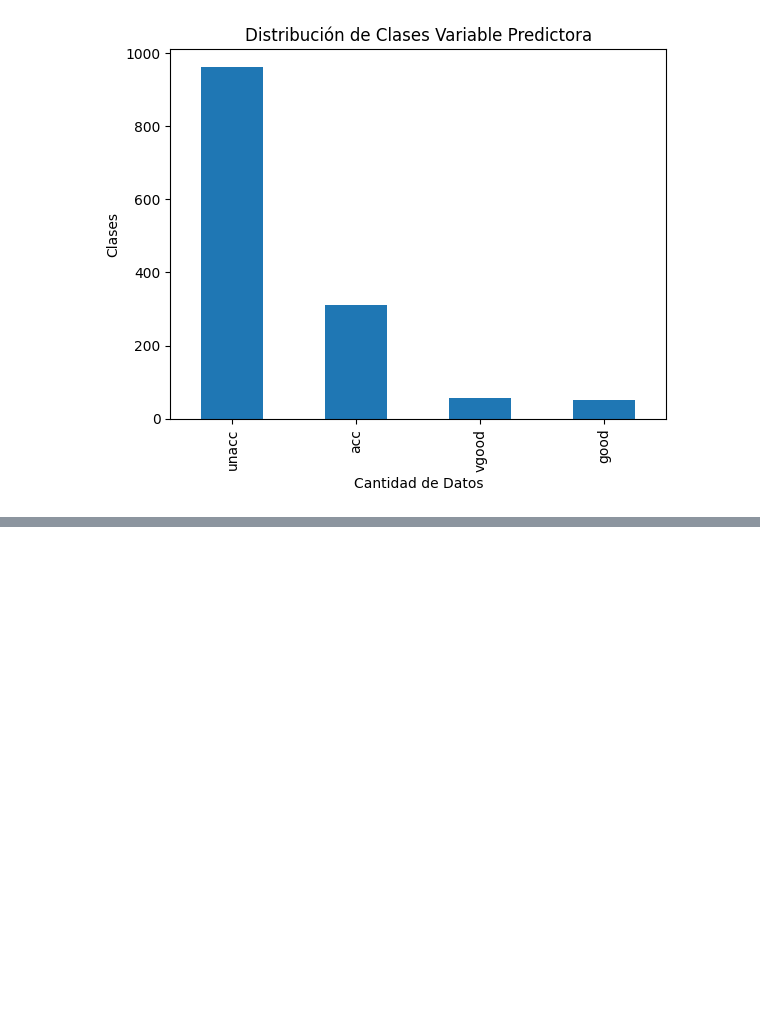
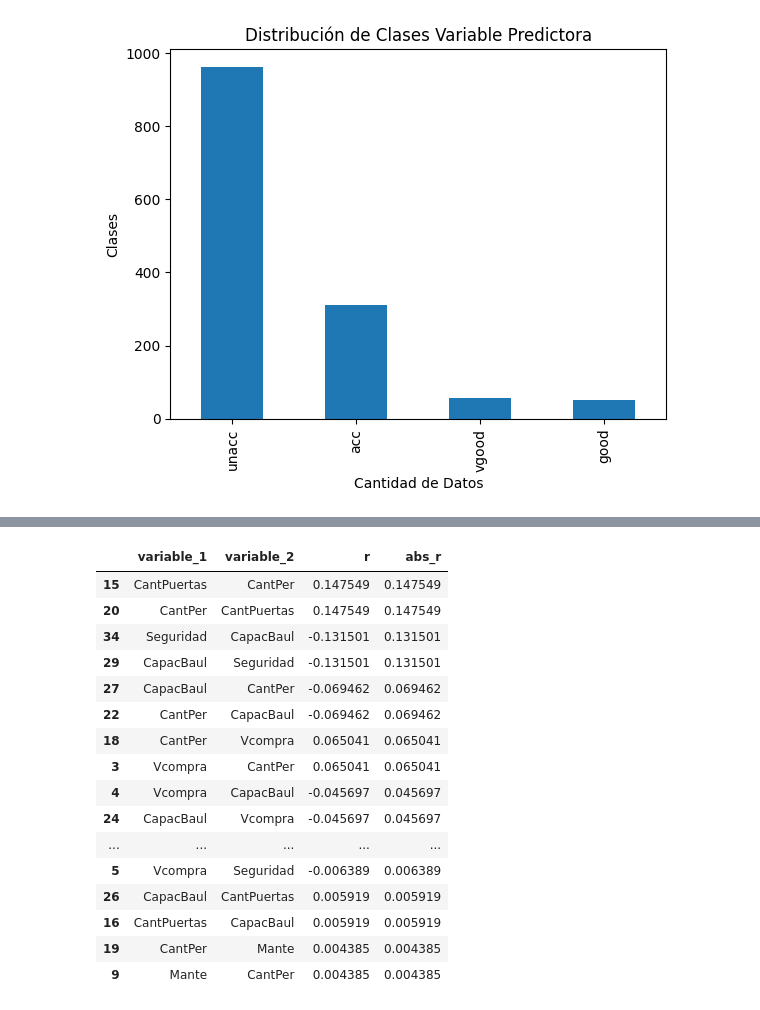
Before and after one commit to jaquimbayoc7/DocumentacionDiplomadoML, a Jupyter notebook: 4. Aprendizaje Supervisado Clasificación/ArbolDClas.ipynb, the cells around one changed output, grey strips where cells are left out. Drawn from its saved outputs; the diff is of its cells as text; code cells hidden in the pictures; blank space fills up the shorter version.

```diff
--- a/4. Aprendizaje Supervisado Clasificación/ArbolDClas.ipynb
+++ b/4. Aprendizaje Supervisado Clasificación/ArbolDClas.ipynb
@@ -352,0 +412,23 @@ grafModelos(X_train, y_train, X_test, y_test)
+# %%
+## Correlaciones
+corr_matrix = X_bal.corr(method='pearson')
+
+tidy_corr_matrix(corr_matrix)
+# %% [output]
+|  | variable_1 | variable_2 | r | abs_r |
+| 15 | CantPuertas | CantPer | 0.147549 | 0.147549 |
+| 20 | CantPer | CantPuertas | 0.147549 | 0.147549 |
+| 34 | Seguridad | CapacBaul | -0.131501 | 0.131501 |
+| 29 | CapacBaul | Seguridad | -0.131501 | 0.131501 |
+| 27 | CapacBaul | CantPer | -0.069462 | 0.069462 |
+| 22 | CantPer | CapacBaul | -0.069462 | 0.069462 |
+| 18 | CantPer | Vcompra | 0.065041 | 0.065041 |
+| 3 | Vcompra | CantPer | 0.065041 | 0.065041 |
+| 4 | Vcompra | CapacBaul | -0.045697 | 0.045697 |
+| 24 | CapacBaul | Vcompra | -0.045697 | 0.045697 |
+| ... | ... | ... | ... | ... |
+| 5 | Vcompra | Seguridad | -0.006389 | 0.006389 |
+| 26 | CapacBaul | CantPuertas | 0.005919 | 0.005919 |
+| 16 | CantPuertas | CapacBaul | 0.005919 | 0.005919 |
+| 19 | CantPer | Mante | 0.004385 | 0.004385 |
+| 9 | Mante | CantPer | 0.004385 | 0.004385 |
```
Also changed, not shown: parts of 16 cells of this notebook.
